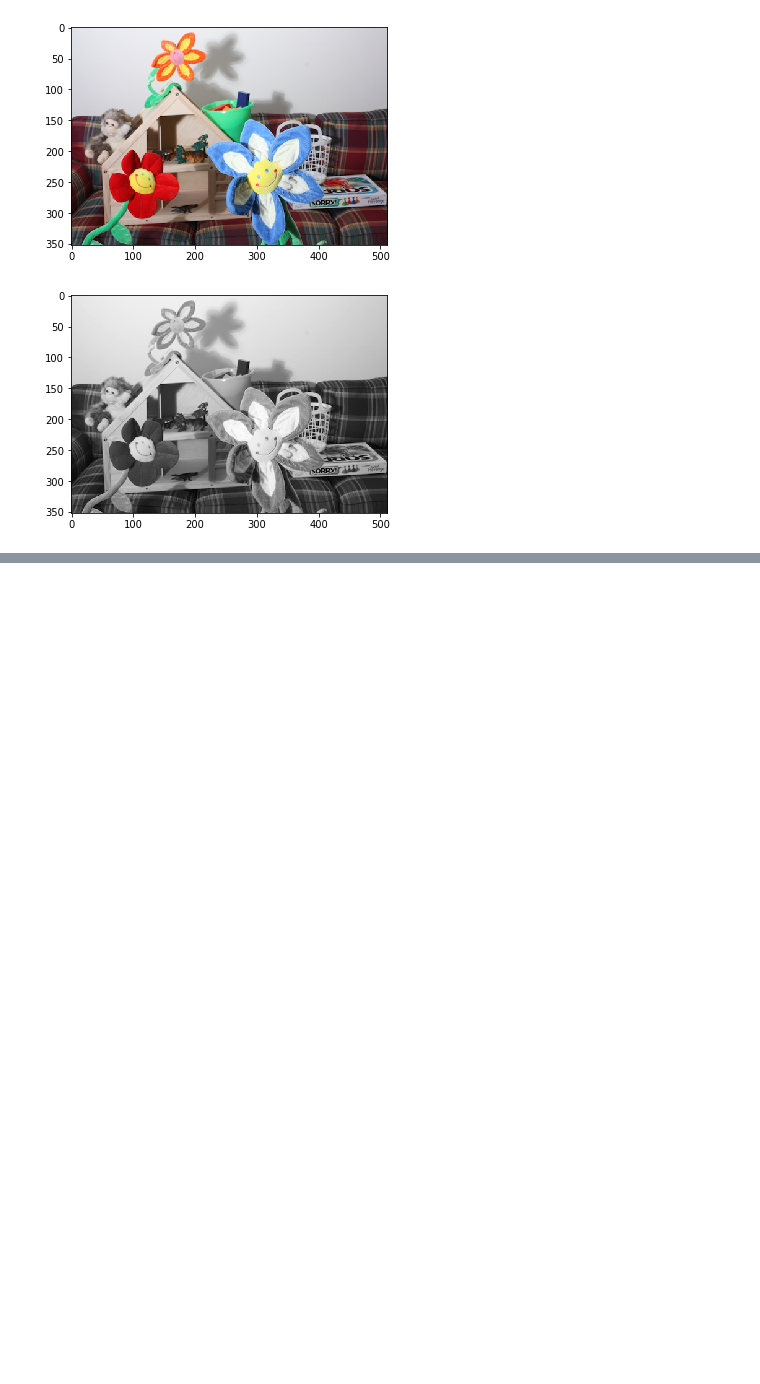
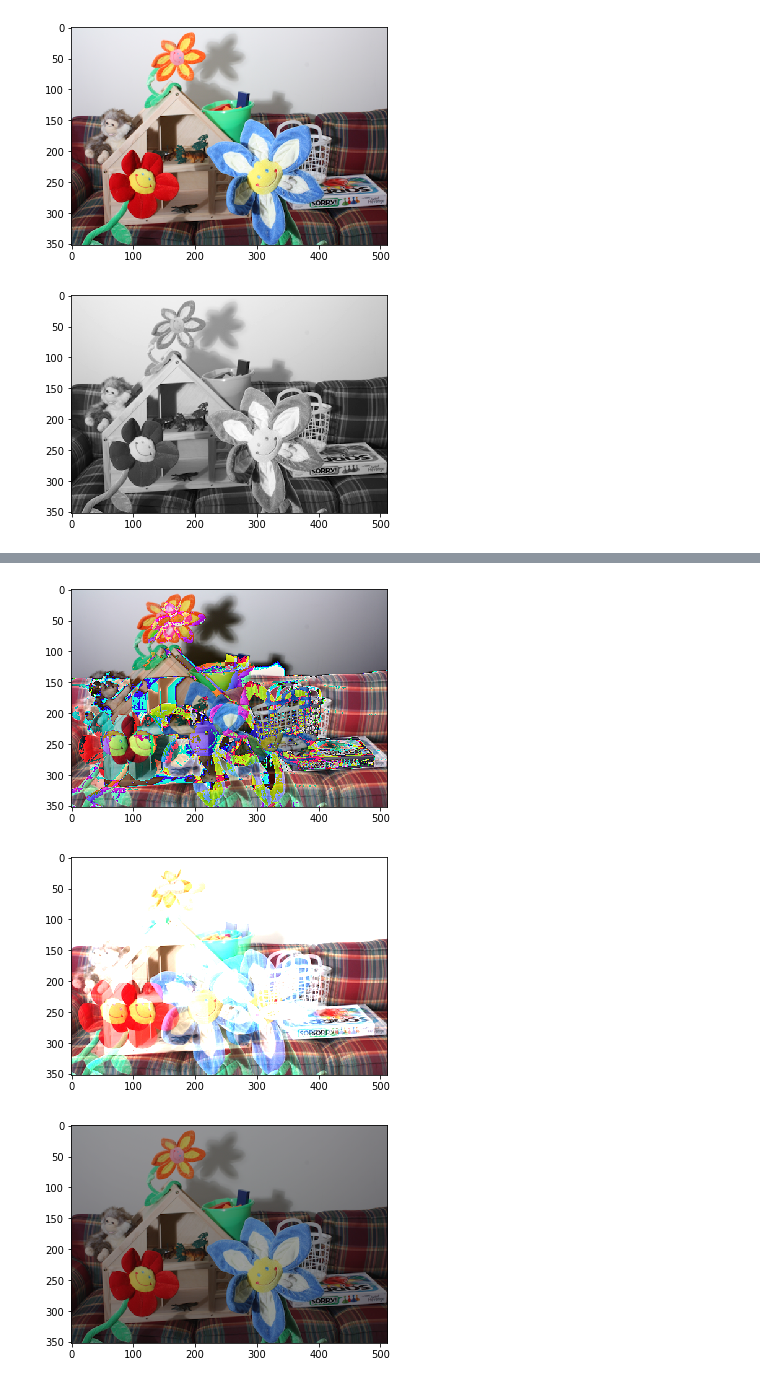
Before and after one commit to xmnlab/notebooks, a Jupyter notebook: cv/OpenCV.ipynb, the cells around one changed output, grey strips where cells are left out. Saved outputs shown, nothing was run; the diff lists cells and outputs as text; code cells hidden in the pictures; blank space fills up the shorter version.

```diff
--- a/cv/OpenCV.ipynb
+++ b/cv/OpenCV.ipynb
@@ -118,0 +170,22 @@ while True:
+# %%
+np.random.seed(42)
+
+img1 = cv2.imread('flowers-left.png', cv2.IMREAD_COLOR)
+img2 = cv2.imread('flowers-right.png', cv2.IMREAD_COLOR)
+
+img1 = cv2.cvtColor(img1, cv2.COLOR_BGR2RGB)
+img2 = cv2.cvtColor(img2, cv2.COLOR_BGR2RGB)
+
+plt.imshow(img1 + img2, 'gnuplot2')
+plt.show()
+
+plt.imshow(cv2.add(img1, img2), 'gnuplot2')
+plt.show()
+
+imgw = cv2.addWeighted(img1, 0.6, img2, 0,4, 0)
+plt.imshow(imgw, 'gnuplot2')
+plt.show()
+# %% [output]
+[figure, added]
+[figure, added]
+[figure, added]
```
Also changed, not shown: parts of 29 cells of this notebook, 2 other files.
